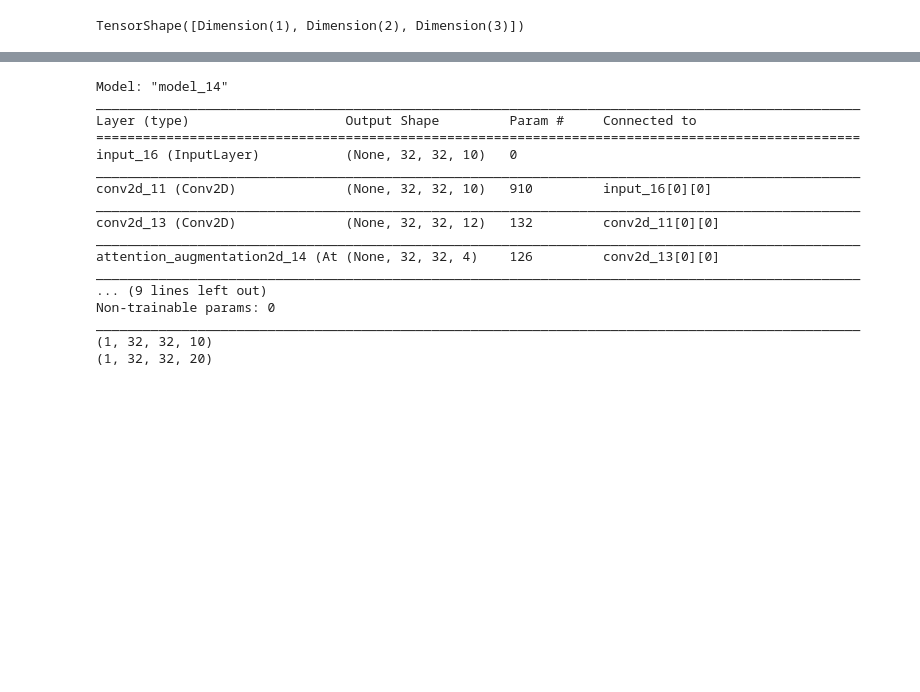
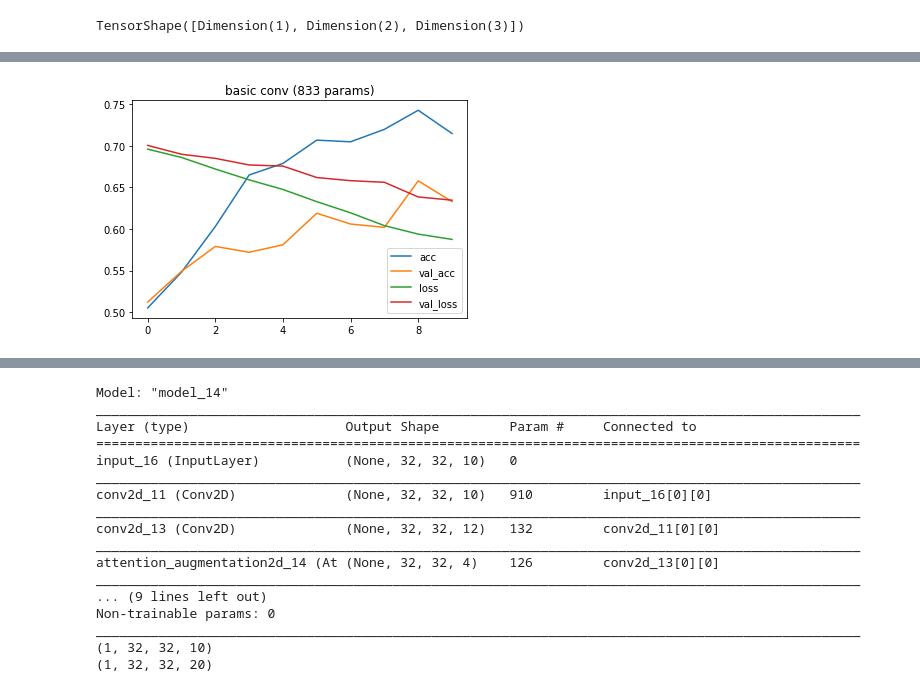
Before and after one commit to zabir-nabil/keras-attn_aug_cnn, a Jupyter notebook: aug_attn.ipynb, the cells around one changed output, grey strips where cells are left out. Drawn from its saved outputs; the diff is of its cells as text; code cells hidden in the pictures; blank space fills up the shorter version.

```diff
--- a/aug_attn.ipynb
+++ b/aug_attn.ipynb
@@ -46,0 +102,19 @@ TensorShape([Dimension(1), Dimension(2), Dimension(3)])
+# %%
+from aug_attn import *
+from tensorflow.keras.layers import Input, Dense, Conv1D, Flatten, Activation, Embedding
+from tensorflow.keras.models import Model
+
+
+
+
+ip = Input(shape=(100,1))
+cnn1 = Conv1D(filters = 8, kernel_size=3, strides=1,padding='same', activation = 'relu')(ip)
+
+fl = Flatten()(cnn1)
+fc = Dense(1, activation='sigmoid')(fl)
+
+basic_cnn = Model(ip, fc)
+
+basic_cnn.compile(loss='binary_crossentropy', optimizer='adam', metrics=['acc'])
+
+basic_cnn.summary()
@@ -46,0 +138,2 @@ TensorShape([Dimension(1), Dimension(2), Dimension(3)])
+# %%
+cnn_hist = basic_cnn.fit(xz, yz, epochs = 10, batch_size = 16, validation_split=0.5, verbose = 1)
@@ -46,0 +163,11 @@ TensorShape([Dimension(1), Dimension(2), Dimension(3)])
+# %%
+import matplotlib.pyplot as plt
+plt.plot(cnn_hist.history['acc'])
+plt.plot(cnn_hist.history['val_acc'])
+plt.plot(cnn_hist.history['loss'])
+plt.plot(cnn_hist.history['val_loss'])
+plt.legend(['acc', 'val_acc', 'loss', 'val_loss'])
+plt.title('basic conv (833 params)')
+plt.show()
+# %% [output]
+[figure, added]
```
Also changed, not shown: parts of 13 cells of this notebook.
